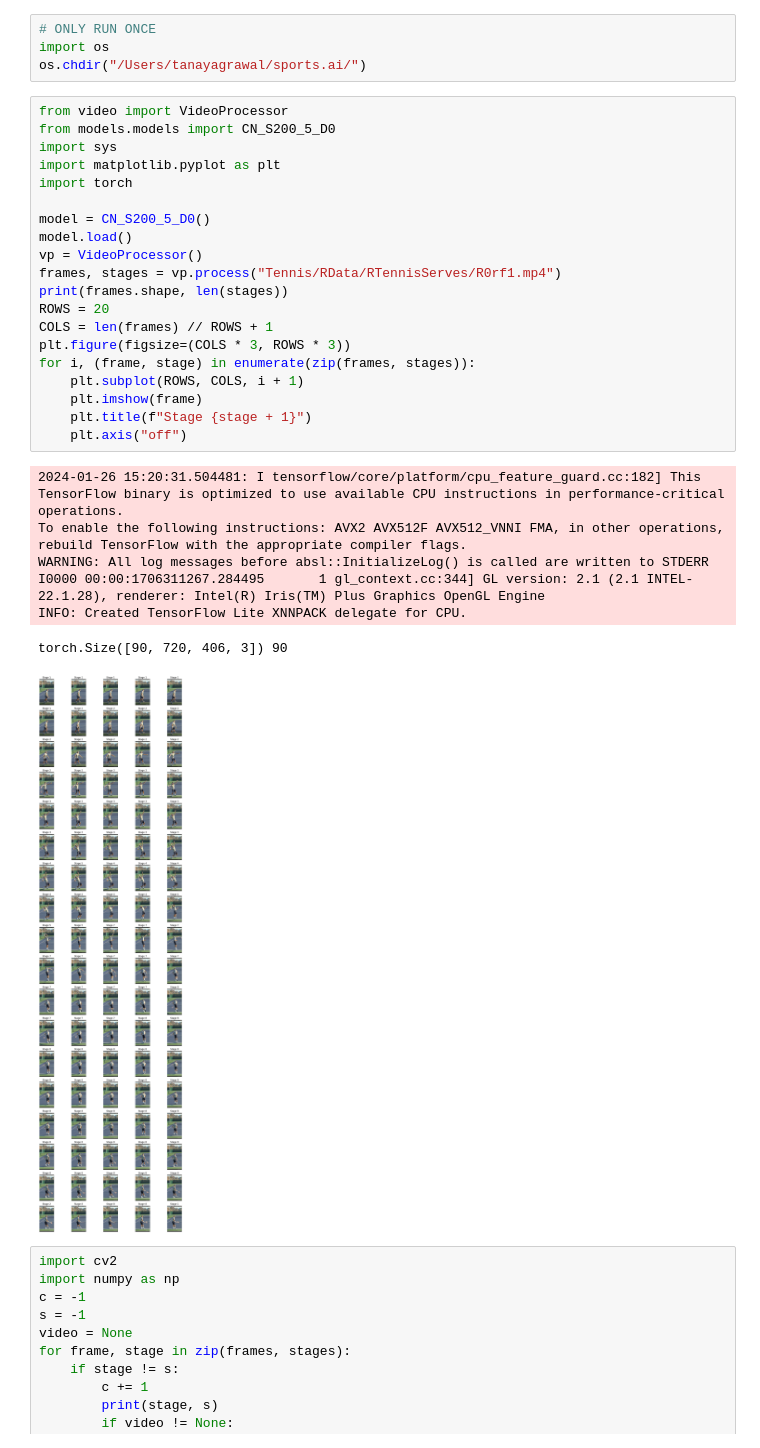
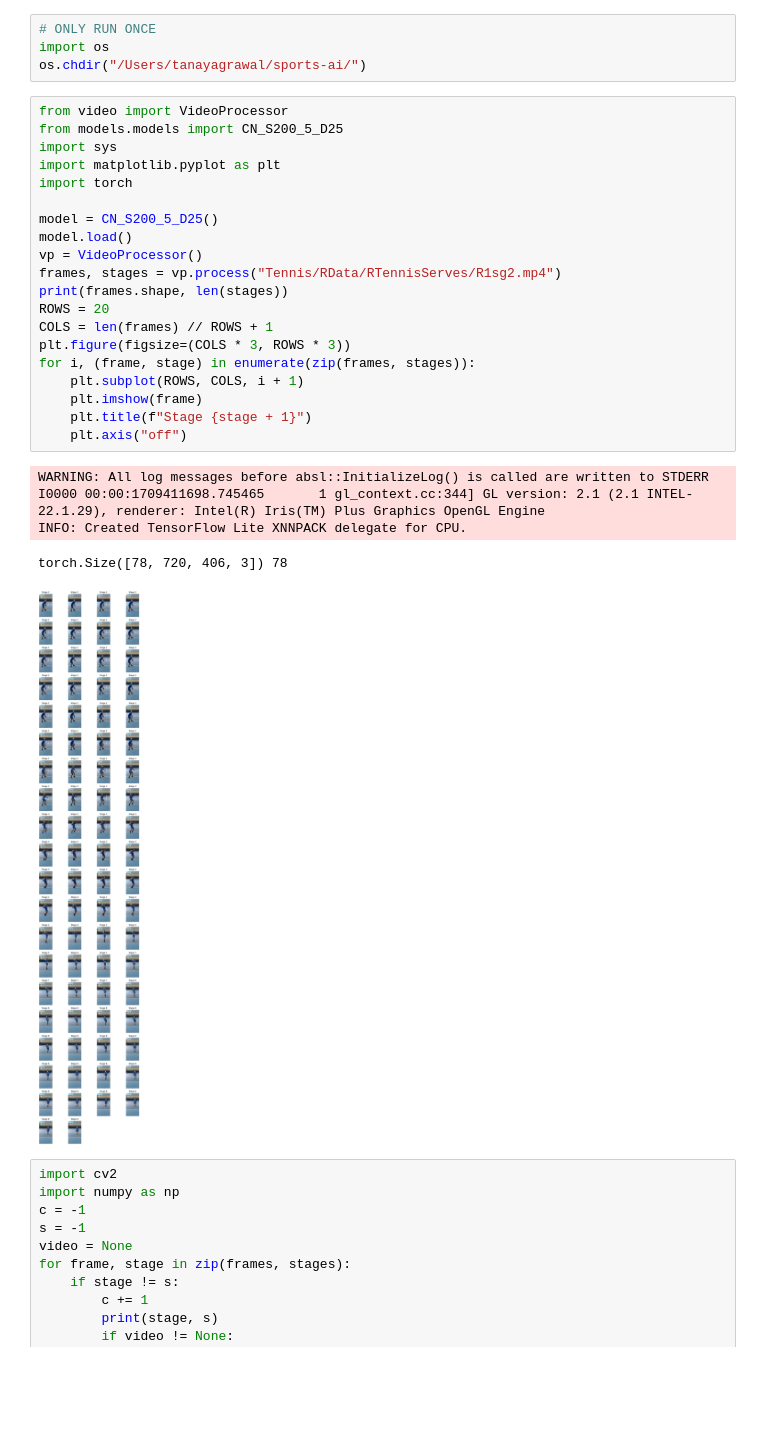
Before and after one commit to IncubyteAI/sports.ai, a Jupyter notebook: model_training/inference.ipynb, the cells around one changed output. Saved outputs shown, nothing was run; the diff lists cells and outputs as text; blank space fills up the shorter version.

```diff
--- a/model_training/inference.ipynb
+++ b/model_training/inference.ipynb
@@ -1,35 +1,33 @@
 # %%
 # ONLY RUN ONCE
 import os
-os.chdir("/Users/tanayagrawal/sports.ai/")
+os.chdir("/Users/tanayagrawal/sports-ai/")
 # %%
 from video import VideoProcessor
-from models.models import CN_S200_5_D0
+from models.models import CN_S200_5_D25
 import sys
 import matplotlib.pyplot as plt
 import torch
 
-model = CN_S200_5_D0()
+model = CN_S200_5_D25()
 model.load()
 vp = VideoProcessor()
-frames, stages = vp.process("Tennis/RData/RTennisServes/R0rf1.mp4")
+frames, stages = vp.process("Tennis/RData/RTennisServes/R1sg2.mp4")
 print(frames.shape, len(stages))
 ROWS = 20
 COLS = len(frames) // ROWS + 1
 plt.figure(figsize=(COLS * 3, ROWS * 3))
 for i, (frame, stage) in enumerate(zip(frames, stages)):
     plt.subplot(ROWS, COLS, i + 1)
     plt.imshow(frame)
     plt.title(f"Stage {stage + 1}")
     plt.axis("off")
 # %% [output]
-2024-01-26 15:20:31.504481: I tensorflow/core/platform/cpu_feature_guard.cc:182] This TensorFlow binary is optimized to use available CPU instructions in performance-critical operations.
-To enable the following instructions: AVX2 AVX512F AVX512_VNNI FMA, in other operations, rebuild TensorFlow with the appropriate compiler flags.
 WARNING: All log messages before absl::InitializeLog() is called are written to STDERR
-I0000 00:00:1706311267.284495       1 gl_context.cc:344] GL version: 2.1 (2.1 INTEL-22.1.28), renderer: Intel(R) Iris(TM) Plus Graphics OpenGL Engine
+I0000 00:00:1709411698.745465       1 gl_context.cc:344] GL version: 2.1 (2.1 INTEL-22.1.29), renderer: Intel(R) Iris(TM) Plus Graphics OpenGL Engine
 INFO: Created TensorFlow Lite XNNPACK delegate for CPU.
-torch.Size([90, 720, 406, 3]) 90
+torch.Size([78, 720, 406, 3]) 78
-[figure, old version]
+[figure, new version]
 # %%
 import cv2
 import numpy as np
```
Also changed, not shown: 12 other files.
